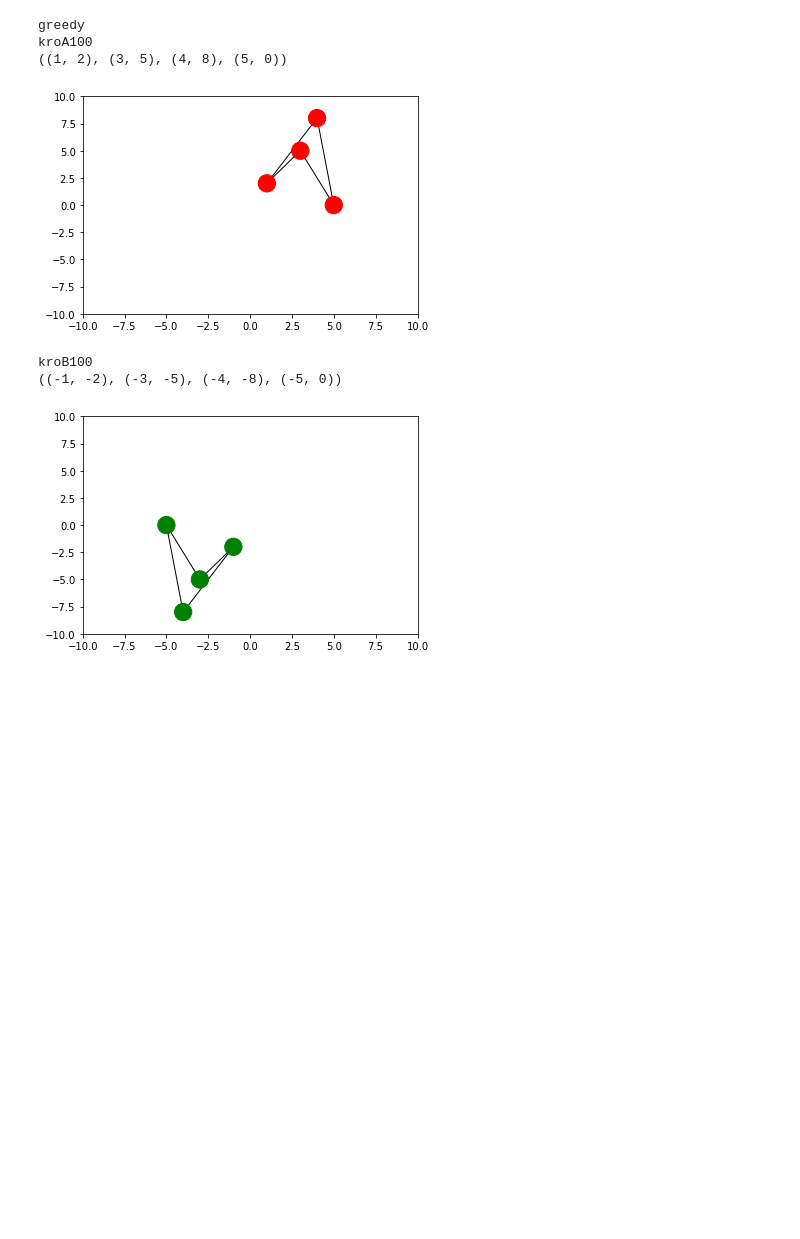
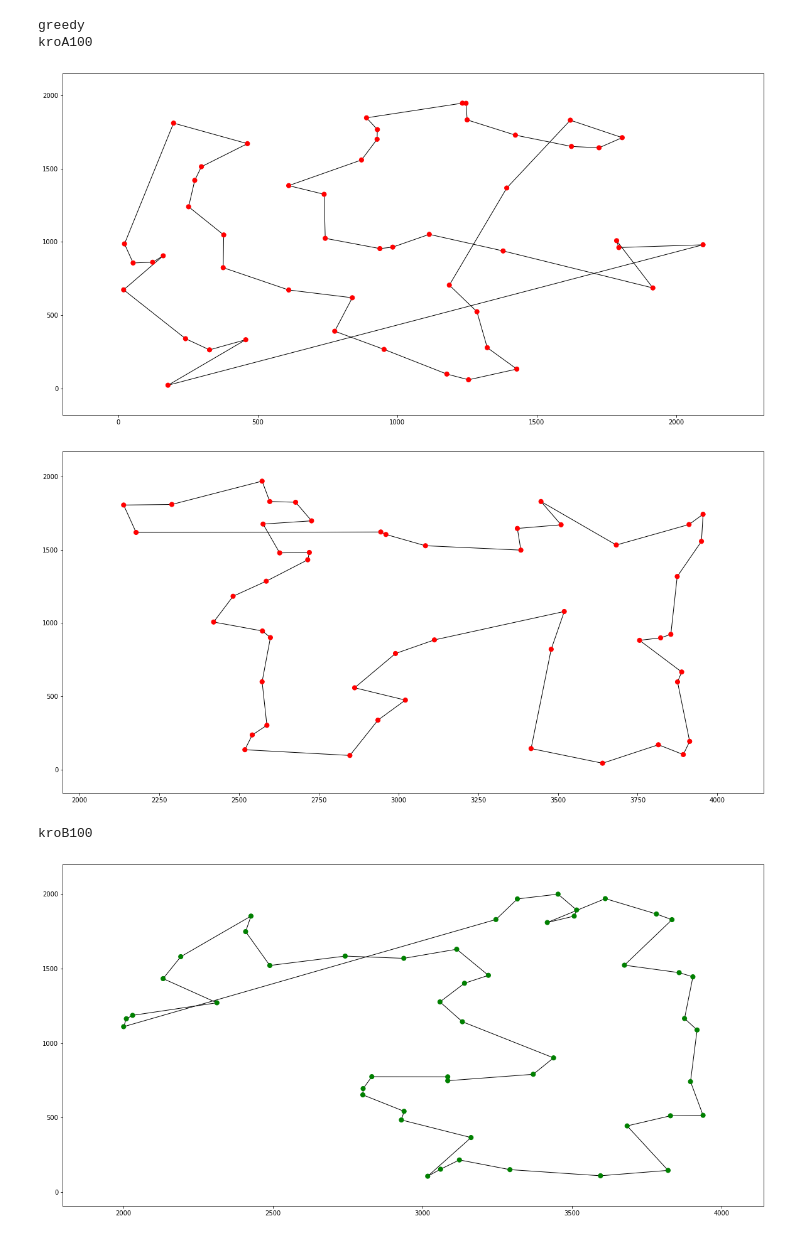
Before and after one commit to Seszel/IMO, a Jupyter notebook: lab1/visualization/Visualization.ipynb, the cells around one changed output. Cells and saved outputs as stored; diff of their text form; code cells hidden in the pictures; blank space fills up the shorter version.

Commit message:
feat: visualization done

```diff
--- a/lab1/visualization/Visualization.ipynb
+++ b/lab1/visualization/Visualization.ipynb
@@ -18,7 +18,7 @@ class Algorithm():
     self.algorithm_type = algorithm_type
     self.instances = instances
 
-f = open('sample.json')
+f = open('test.json')
 
 data = json.load(f)
 
@@ -40,45 +40,38 @@ for i in range(len(data['algorithm'])):
 # Closing file
 f.close()
 # %%
-
-def add_edge_to_graph(G, e1, e2, w):
-    G.add_edge(e1, e2, weight=w)
-
-for i in range(len(algorithms)):
+for i in range(0,len(algorithms)):
   print(algorithms[i].algorithm_type)
   algorithm_type = algorithms[i].algorithm_type
   for j in range(len(algorithms[i].instances)):
     print(algorithms[i].instances[j].name)
     name = algorithms[i].instances[j].name
     for k in range(len(algorithms[i].instances[j].cycle)):
       points = algorithms[i].instances[j].cycle[k].points
       edges = algorithms[i].instances[j].cycle[k].edges
-      print(algorithms[i].instances[j].cycle[k].points)
+      # print(algorithms[i].instances[j].cycle[k].points)
+      # print(algorithms[i].instances[j].cycle[k].edges)
       G = nx.Graph()
-      for m in range(len(edges)):
-        add_edge_to_graph(G, points[edges[m][0]], points[edges[m][1]], edges[m][2])
+      for e in edges:
+        G.add_edge(points[e[0]], points[e[1]], weight=e[2])
 
       pos = {point: point for point in points}
 
       color_map = ['red' if name == "kroA100" else 'green' for node in G]
 
       fig, ax = plt.subplots()
-      nx.draw(G, pos, node_color=color_map, ax=ax)
-      # nx.draw(G, pos, node_size=250, ax=ax)
+      fig.set_size_inches(20, 10)
+      nx.draw(G, pos, node_size=50, node_color=color_map, ax=ax)
 
-      # nx.draw_networkx_labels(G, pos=pos)
-      # labels = nx.get_edge_attributes(G, 'weight')
-      # nx.draw_networkx_edge_labels(G, pos, edge_labels=labels, ax=ax)
       plt.axis("on")
-      ax.set_xlim(-10, 10)
-      ax.set_ylim(-10, 10)
       ax.tick_params(left=True, bottom=True, labelleft=True, labelbottom=True)
       plt.show()
+
+      fig.savefig(algorithm_type + "_" + name + "_" + str(k) + ".png", dpi=100)
 # %% [output]
 greedy
 kroA100
-((1, 2), (3, 5), (4, 8), (5, 0))
-[figure, old version]
+[figure, new version]
+[figure, new version]
 kroB100
-((-1, -2), (-3, -5), (-4, -8), (-5, 0))
-[figure, old version]
+[figure, new version]
```
Also changed, not shown: parts of 1 cell of this notebook.
